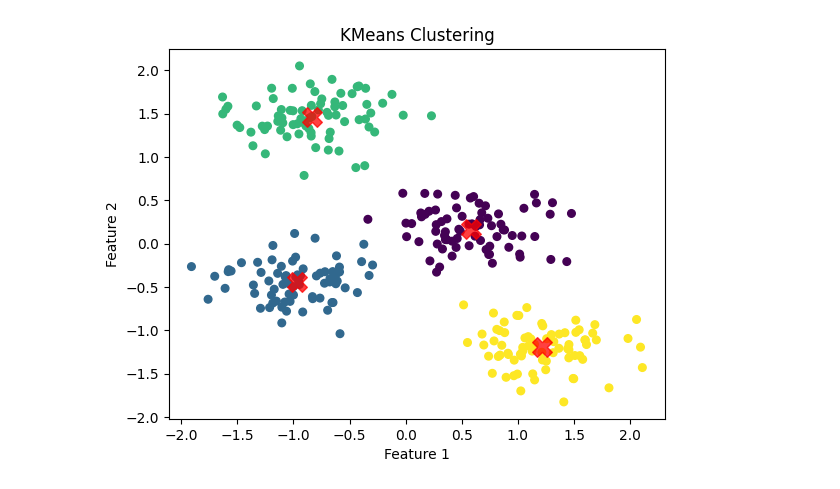
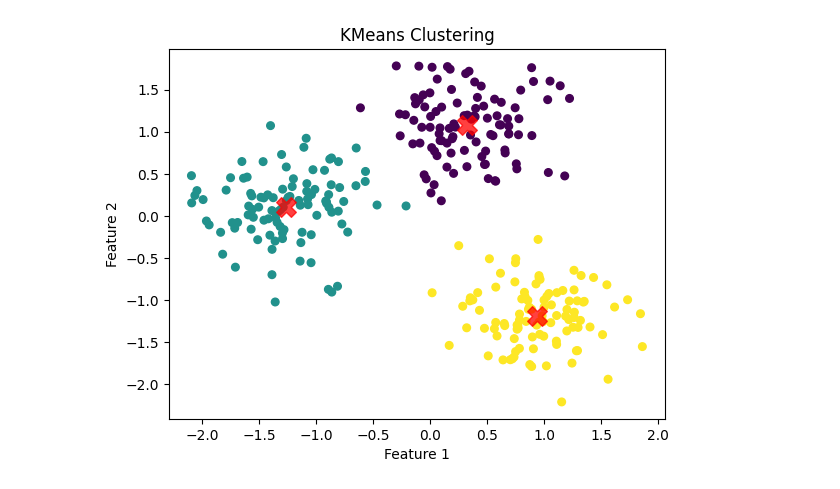
Before and after one commit to Sghosh1999/Machine-Learning-Deep-Learning-Fundamentals-Scratch, a Jupyter notebook: Practice_Notebooks/Practice_Codes.ipynb, the cells around one changed output. Cells and saved outputs as stored; diff of their text form; code cells hidden in the pictures.

```diff
--- a/Practice_Notebooks/Practice_Codes.ipynb
+++ b/Practice_Notebooks/Practice_Codes.ipynb
@@ -131,19 +79,0 @@ class KMeans:
-# %%
-# Generate synthetic data
-X, y = make_blobs(n_samples=300, centers=4, cluster_std=0.60, random_state=0)
-X = StandardScaler().fit_transform(X)
-
-k_means = KMeans(n_clusters=4, max_iter=300, tol=1e-4)
-k_means.fit(X)
-y_pred = k_means.predict(X)
-
-#Plot the results
-plt.scatter(X[:, 0], X[:, 1], c=y_pred, s=30, cmap='viridis')
-centers = k_means.centroids
-plt.scatter(centers[:, 0], centers[:, 1], c='red', s=200, alpha=0.75, marker='X')
-plt.title('KMeans Clustering')
-plt.xlabel('Feature 1')
-plt.ylabel('Feature 2')
-plt.show()
-# %% [output]
-[figure, removed]
@@ -149,0 +133,19 @@ plt.show()
+# %%
+# Generate synthetic data
+X, y = make_blobs(n_samples=300, centers=3, cluster_std=0.60, random_state=0)
+X = StandardScaler().fit_transform(X)
+
+k_means = KMeans(n_clusters=3, max_iter=300, tol=1e-4)
+k_means.fit(X)
+y_pred = k_means.predict(X)
+
+#Plot the results
+plt.scatter(X[:, 0], X[:, 1], c=y_pred, s=30, cmap='viridis')
+centers = k_means.centroids
+plt.scatter(centers[:, 0], centers[:, 1], c='red', s=200, alpha=0.75, marker='X')
+plt.title('KMeans Clustering')
+plt.xlabel('Feature 1')
+plt.ylabel('Feature 2')
+plt.show()
+# %% [output]
+[figure, added]
```
Also changed, not shown: parts of 8 cells of this notebook, 2 other files.
